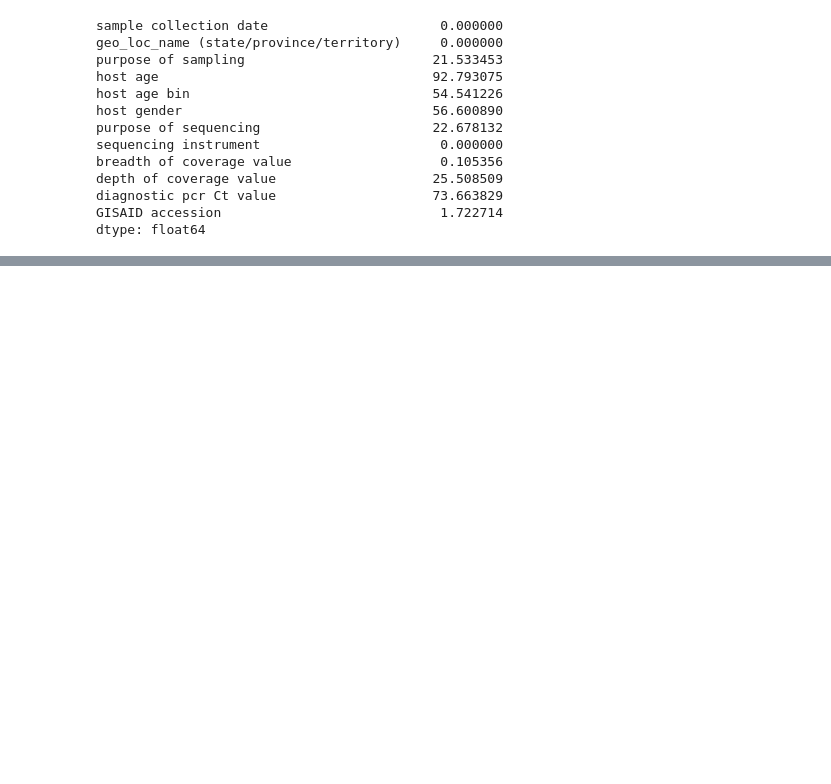
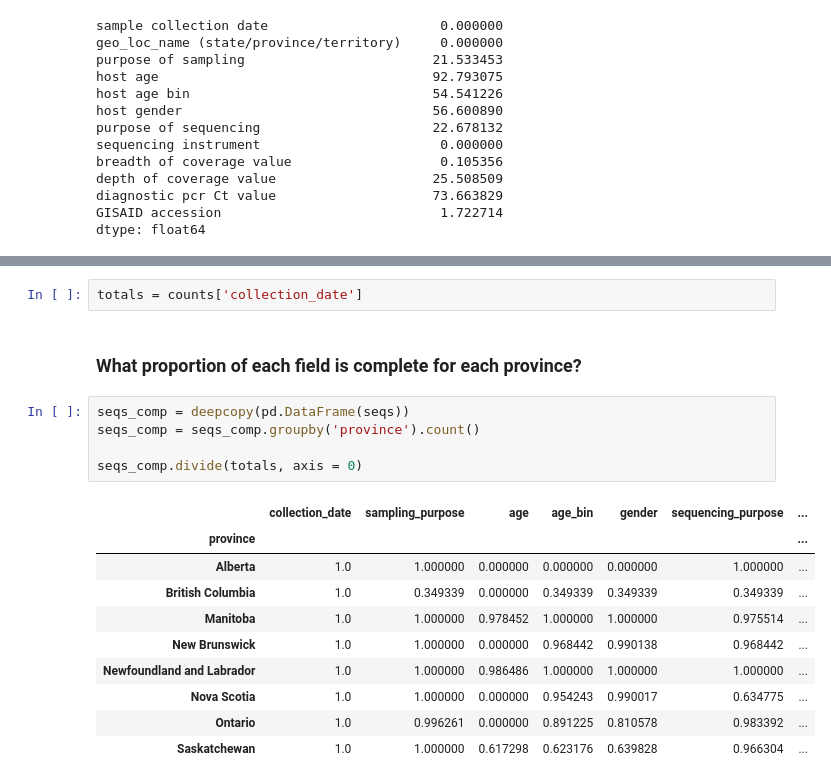
Before and after one commit to eringill/gisaid_uploads, a Jupyter notebook: data_portal_contents.ipynb, the cells around one changed output, grey strips where cells are left out. Saved outputs shown, nothing was run; the diff lists cells and outputs as text; blank space fills up the shorter version.

```diff
--- a/data_portal_contents.ipynb
+++ b/data_portal_contents.ipynb
@@ -103,0 +152,20 @@ dtype: float64
+# %%
+totals = counts['collection_date']
+# %% [markdown]
+### What proportion of each field is complete for each province?
+# %%
+seqs_comp = deepcopy(pd.DataFrame(seqs))
+seqs_comp = seqs_comp.groupby('province').count()
+
+seqs_comp.divide(totals, axis = 0)
+# %% [output]
+|  | collection_date | sampling_purpose | age | age_bin | gender | sequencing_purpose | ... |
+| province |  |  |  |  |  |  | ... |
+| Alberta | 1.0 | 1.000000 | 0.000000 | 0.000000 | 0.000000 | 1.000000 | ... |
+| British Columbia | 1.0 | 0.349339 | 0.000000 | 0.349339 | 0.349339 | 0.349339 | ... |
+| Manitoba | 1.0 | 1.000000 | 0.978452 | 1.000000 | 1.000000 | 0.975514 | ... |
+| New Brunswick | 1.0 | 1.000000 | 0.000000 | 0.968442 | 0.990138 | 0.968442 | ... |
+| Newfoundland and Labrador | 1.0 | 1.000000 | 0.986486 | 1.000000 | 1.000000 | 1.000000 | ... |
+| Nova Scotia | 1.0 | 1.000000 | 0.000000 | 0.954243 | 0.990017 | 0.634775 | ... |
+| Ontario | 1.0 | 0.996261 | 0.000000 | 0.891225 | 0.810578 | 0.983392 | ... |
+| Saskatchewan | 1.0 | 1.000000 | 0.617298 | 0.623176 | 0.639828 | 0.966304 | ... |
```
Also changed, not shown: parts of 9 cells of this notebook.
